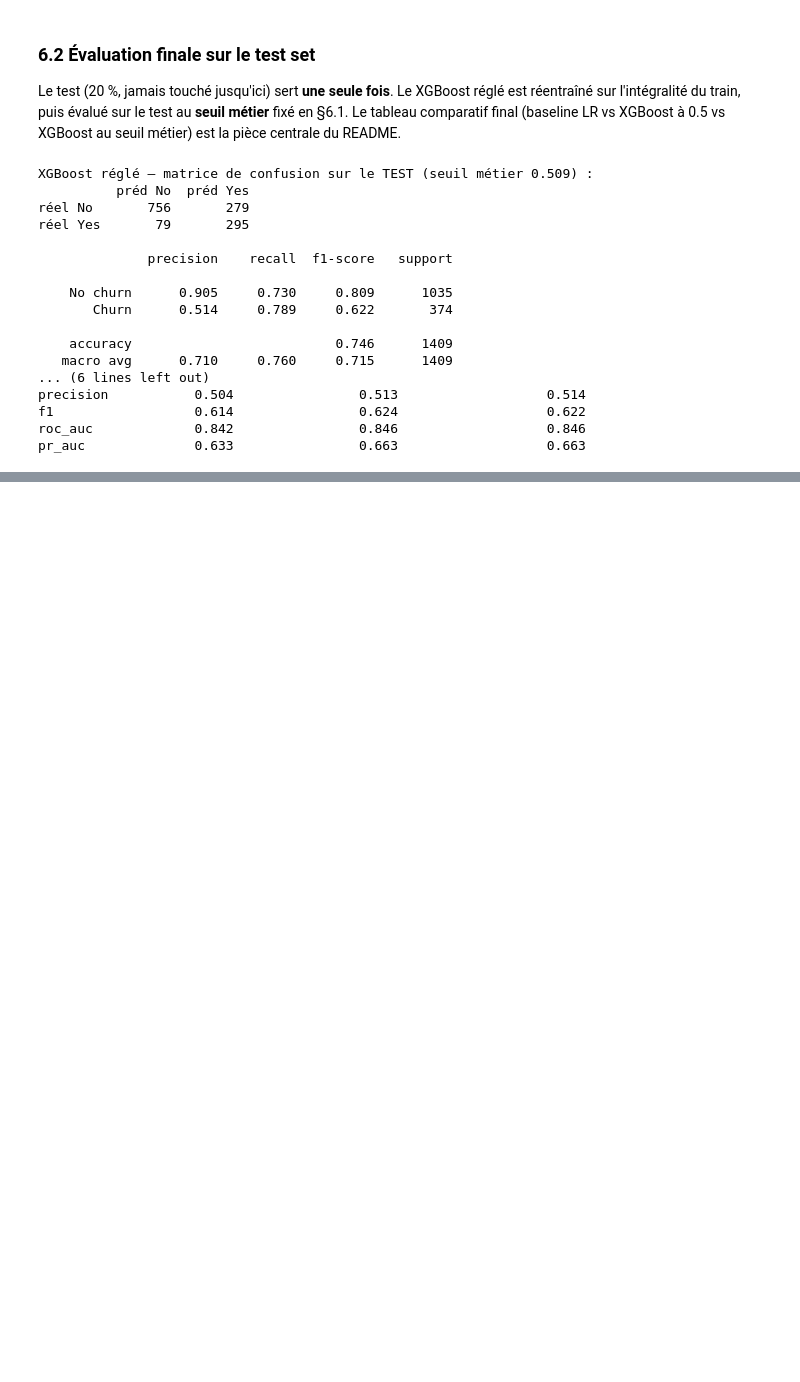
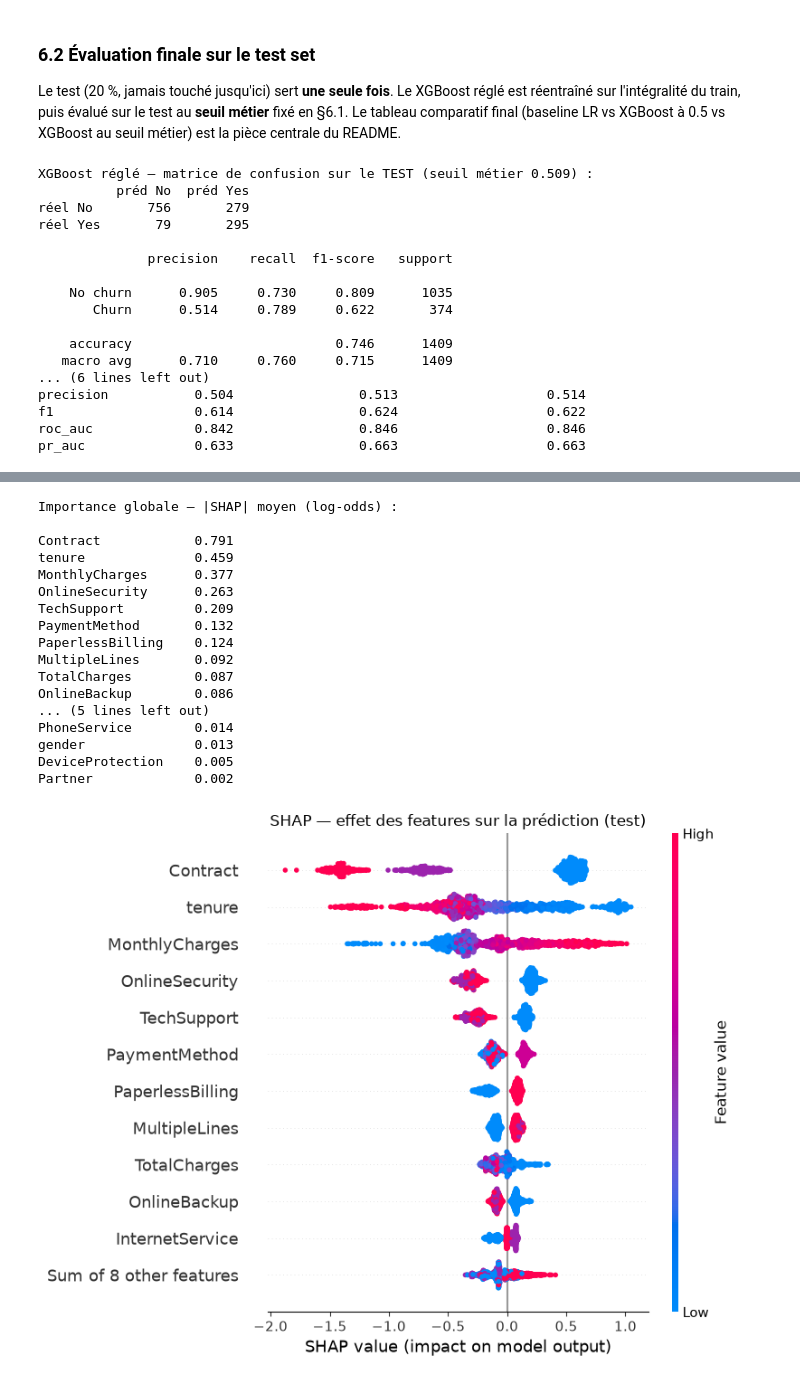
Before and after one commit to Harold-mk/churn-prediction, a Jupyter notebook: sample.ipynb, the cells around one changed output, grey strips where cells are left out. Saved outputs shown, nothing was run; the diff lists cells and outputs as text; code cells hidden in the pictures; blank space fills up the shorter version.

```diff
--- a/sample.ipynb
+++ b/sample.ipynb
@@ -655,0 +666,48 @@ pr_auc              0.633                0.663                   0.663
+# %%
+# 7.1 — SHAP global : TreeExplainer sur le XGBoost réglé, expliqué sur le TEST
+import shap
+
+# Modèle déjà entraîné en §6.2. On explique le test, transformé par le préprocesseur du pipeline.
+prep  = pipe_xgb_best.named_steps["prep"]
+model = pipe_xgb_best.named_steps["model"]
+
+feat_names = num_features + cat_features        # ordre de sortie du ColumnTransformer (num puis cat)
+Xte_enc = pd.DataFrame(prep.transform(X_test), columns=feat_names, index=X_test.index)
+
+explainer = shap.TreeExplainer(model)
+shap_exp  = explainer(Xte_enc)                  # Explanation : contributions en log-odds sur le test
+
+# Importance globale = moyenne des |SHAP| par feature
+imp = (pd.Series(np.abs(shap_exp.values).mean(axis=0), index=feat_names)
+         .sort_values(ascending=False))
+print("Importance globale — |SHAP| moyen (log-odds) :\n")
+print(imp.round(3).to_string())
+
+# Beeswarm : amplitude + dispersion de l'effet par client (couleur non sémantique pour les cat encodées)
+shap.plots.beeswarm(shap_exp, max_display=12, show=False)
+plt.title("SHAP — effet des features sur la prédiction (test)")
+plt.tight_layout(); plt.show()
+
+# Barres : importance globale (|SHAP| moyen)
+shap.plots.bar(shap_exp, max_display=12, show=False)
+plt.title("SHAP — importance globale (|SHAP| moyen)")
+plt.tight_layout(); plt.show()
+# %% [output]
+Importance globale — |SHAP| moyen (log-odds) :
+
+Contract            0.791
+tenure              0.459
+MonthlyCharges      0.377
+OnlineSecurity      0.263
+TechSupport         0.209
+PaymentMethod       0.132
+PaperlessBilling    0.124
+MultipleLines       0.092
+TotalCharges        0.087
+OnlineBackup        0.086
+... (5 lines left out)
+PhoneService        0.014
+gender              0.013
+DeviceProtection    0.005
+Partner             0.002
+[figure, added]
```
Also changed, not shown: parts of 10 cells of this notebook.
